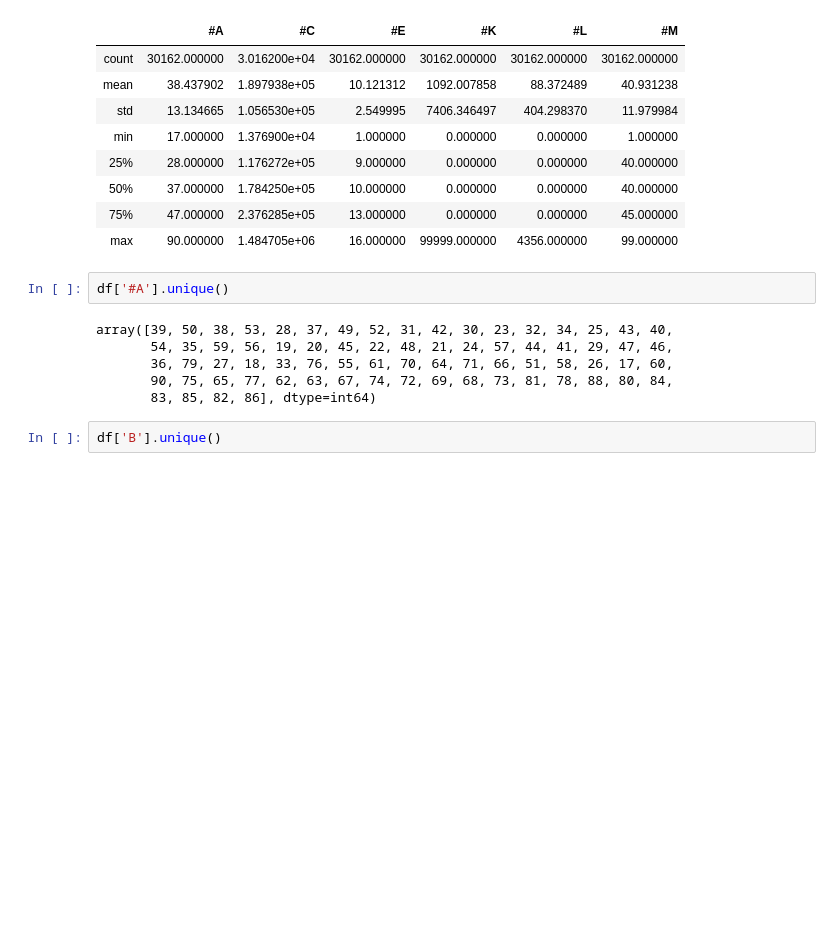
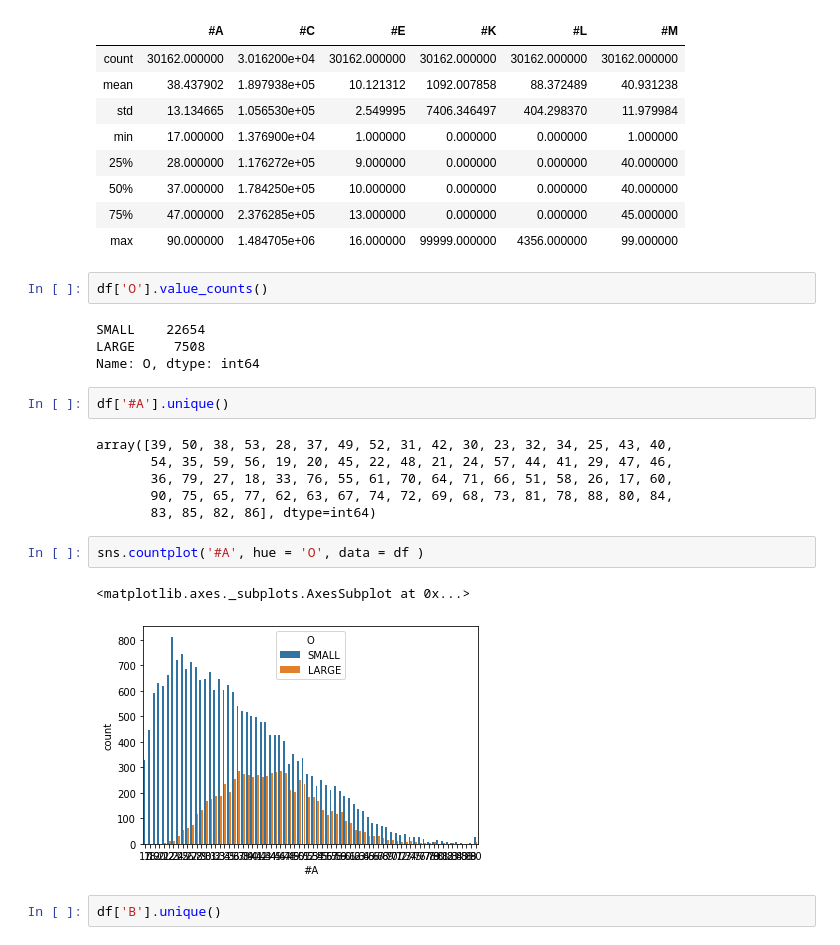
Before and after one commit to TheFarron/ISEe364FinalProject, a Jupyter notebook: intro.ipynb, the cells around one changed output. Cells and saved outputs as stored; diff of their text form; blank space fills up the shorter version.

```diff
--- a/intro.ipynb
+++ b/intro.ipynb
@@ -51,6 +51,12 @@ df.describe()
 | 50% | 37.000000 | 1.784250e+05 | 10.000000 | 0.000000 | 0.000000 | 40.000000 |
 | 75% | 47.000000 | 2.376285e+05 | 13.000000 | 0.000000 | 0.000000 | 45.000000 |
 | max | 90.000000 | 1.484705e+06 | 16.000000 | 99999.000000 | 4356.000000 | 99.000000 |
+# %%
+df['O'].value_counts()
+# %% [output]
+SMALL    22654
+LARGE     7508
+Name: O, dtype: int64
 # %%
 df['#A'].unique()
 # %% [output]
@@ -59,6 +65,11 @@ array([39, 50, 38, 53, 28, 37, 49, 52, 31, 42, 30, 23, 32, 34, 25, 43, 40,
        36, 79, 27, 18, 33, 76, 55, 61, 70, 64, 71, 66, 51, 58, 26, 17, 60,
        90, 75, 65, 77, 62, 63, 67, 74, 72, 69, 68, 73, 81, 78, 88, 80, 84,
        83, 85, 82, 86], dtype=int64)
+# %%
+sns.countplot('#A', hue = 'O', data = df )
+# %% [output]
+<matplotlib.axes._subplots.AxesSubplot at 0x...>
+[figure, added]
 # %%
 df['B'].unique()
 # %% [output]
```
Also changed, not shown: parts of 42 cells of this notebook.
